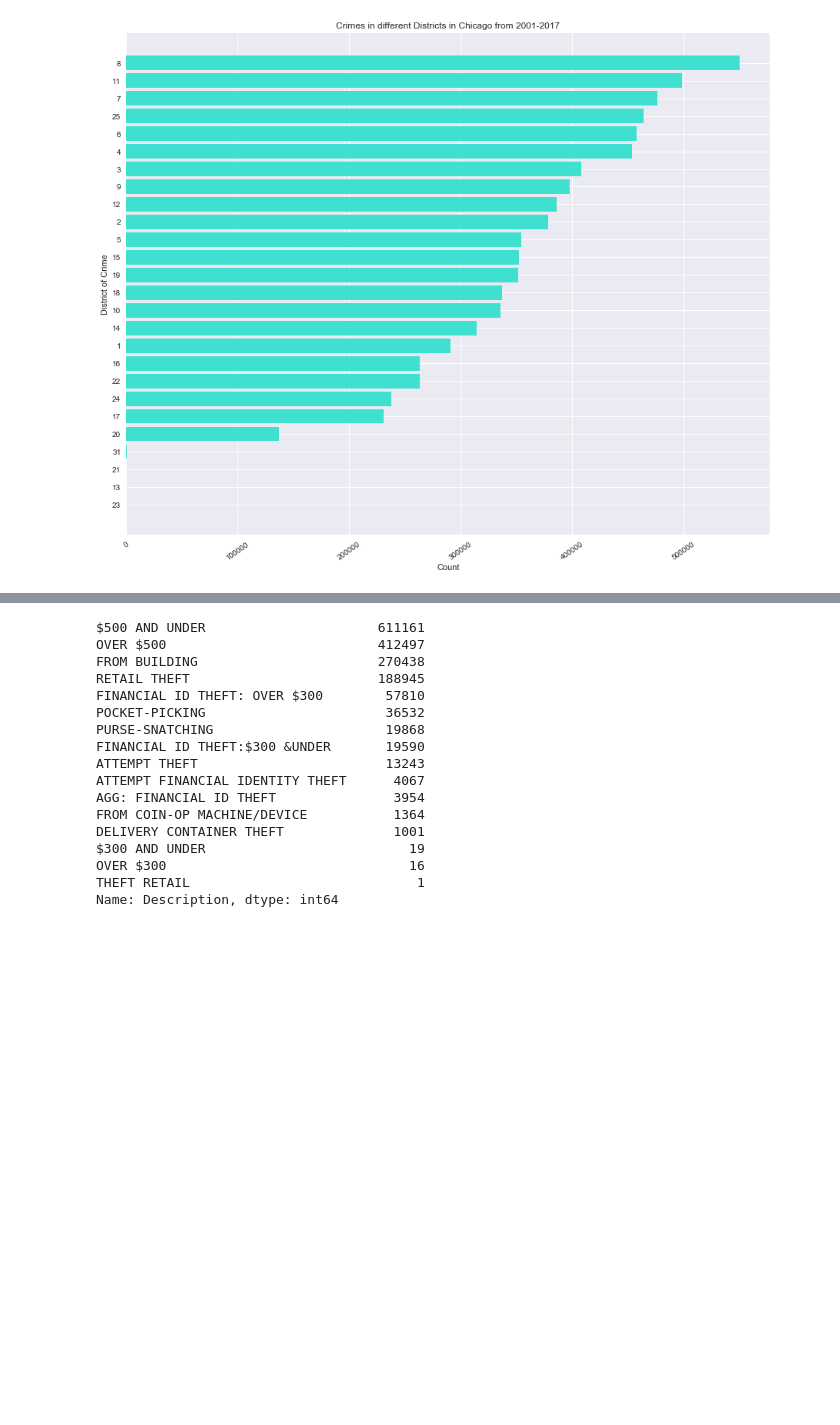
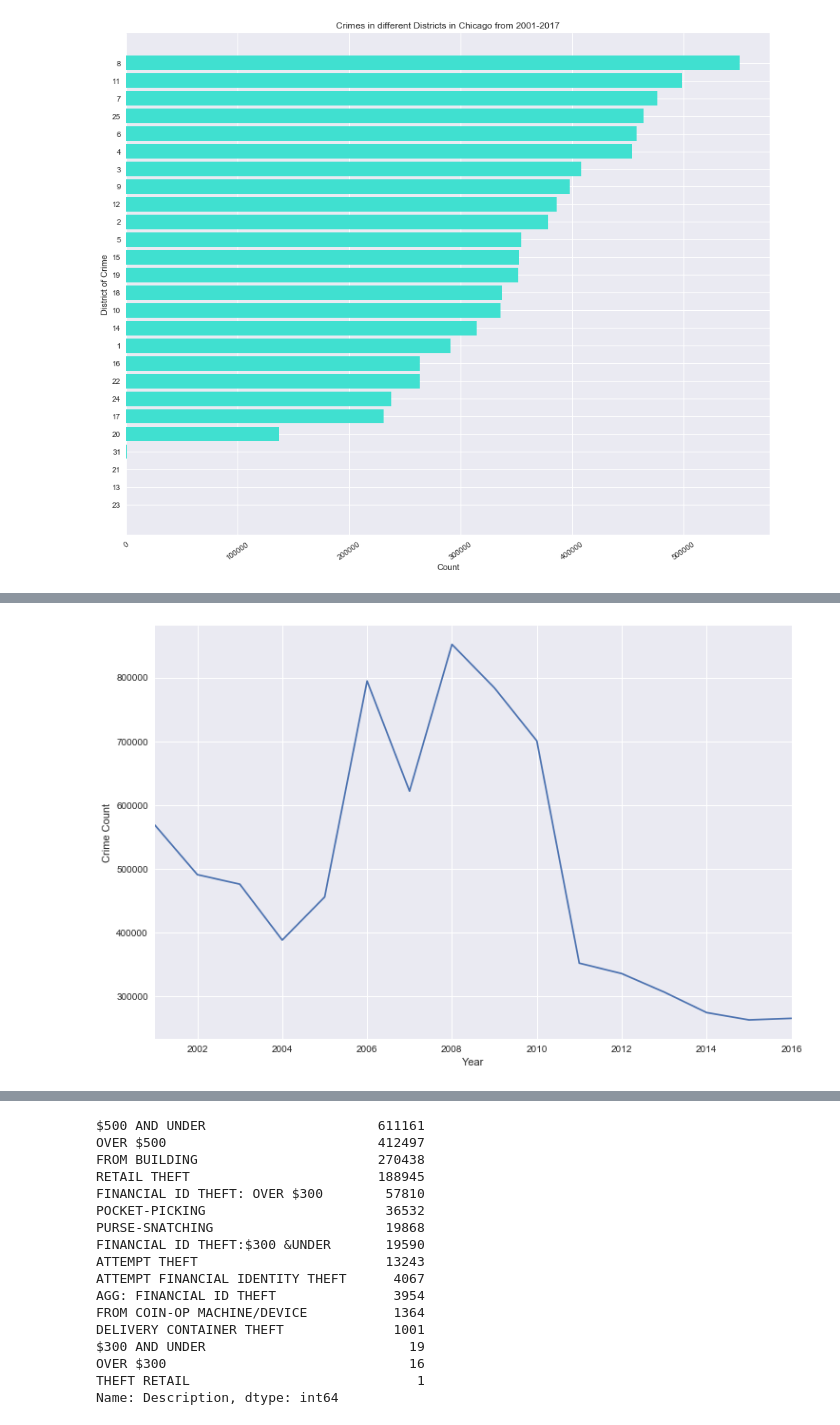
Before and after one commit to bodhisattamaiti25/projects-data-science, a Jupyter notebook: chicago_crime_data_analysis/chicago_crime_data_analysis.ipynb, the cells around one changed output, grey strips where cells are left out. Saved outputs shown, nothing was run; the diff lists cells and outputs as text; code cells hidden in the pictures; blank space fills up the shorter version.

Commit message:
trend analysis of different crimes across years

```diff
--- a/chicago_crime_data_analysis/chicago_crime_data_analysis.ipynb
+++ b/chicago_crime_data_analysis/chicago_crime_data_analysis.ipynb
@@ -422,12 +422,11 @@ generate_horizontalBarChart(ax6, 'turquoise', np.arange(len(crime_district)), cr
 # %% [output]
 [figure]
 # %%
-total_count = 0
+crimes_by_year = []
 for year in range(2001,2018):
     temp_df_3 = crimes_2001_17[crimes_2001_17['Year']==year]
+    crimes_by_year.append([year, temp_df_3.shape[0]])
     print('year', year, 'count', temp_df_3.shape[0])
-    total_count += temp_df_3.shape[0]
-print(total_count)
 # %% [output]
 ('year', 2001, 'count', 568517)
 ('year', 2002, 'count', 490879)
@@ -449,0 +469,8 @@ print(total_count)
+# %%
+#From the above result, it looks like the crimes have been recorded till Jan 2017 in the dataset
+#In understanding how the crimes have varied since 2001, we will have to discard the year 2017,
+#otherwise it will give an inaccurate picture
+crimes_by_year = crimes_by_year[0:16]
+crimes_by_year_df = pd.DataFrame(data=crimes_by_year, columns=['Year', 'Crime Count'])
+crimes_by_year_df['crime'] = 1
+crimes_by_year_df
@@ -449,0 +495,6 @@ print(total_count)
+# %%
+pylab.rcParams['figure.figsize'] = 12, 8
+sns.tsplot(data=crimes_by_year_df, time='Year', value='Crime Count', unit='crime')
+plt.show()
+# %% [output]
+[figure, added]
```
Also changed, not shown: parts of 9 cells of this notebook.
